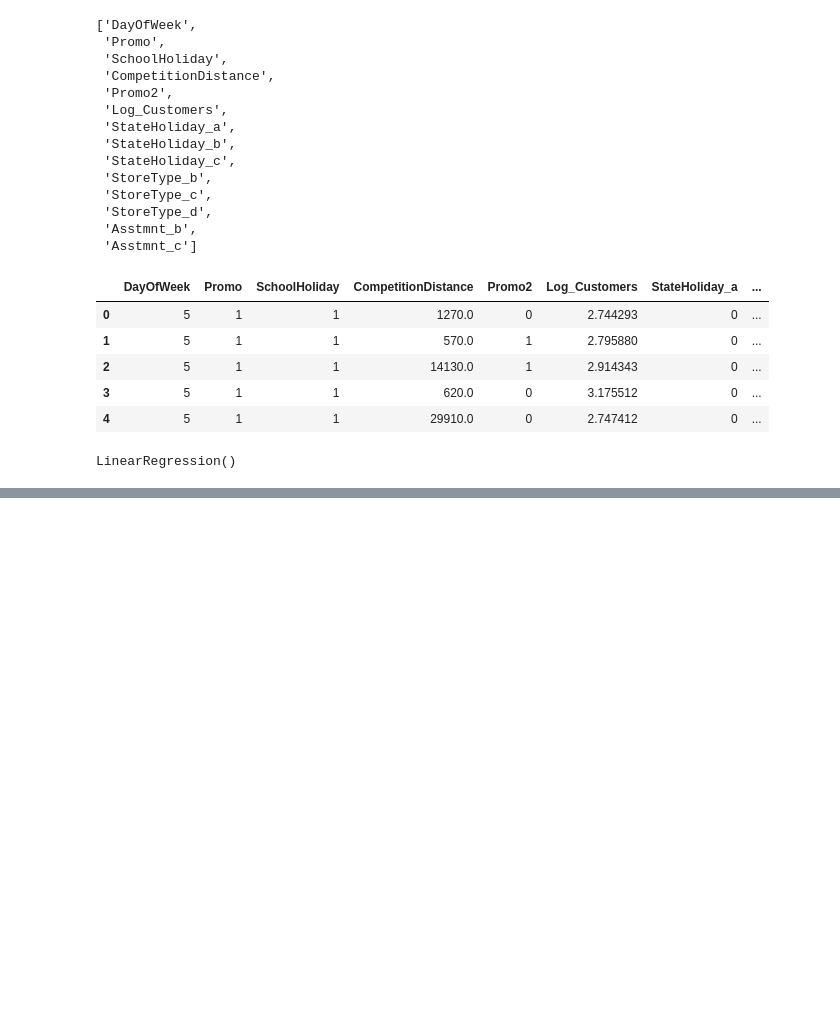
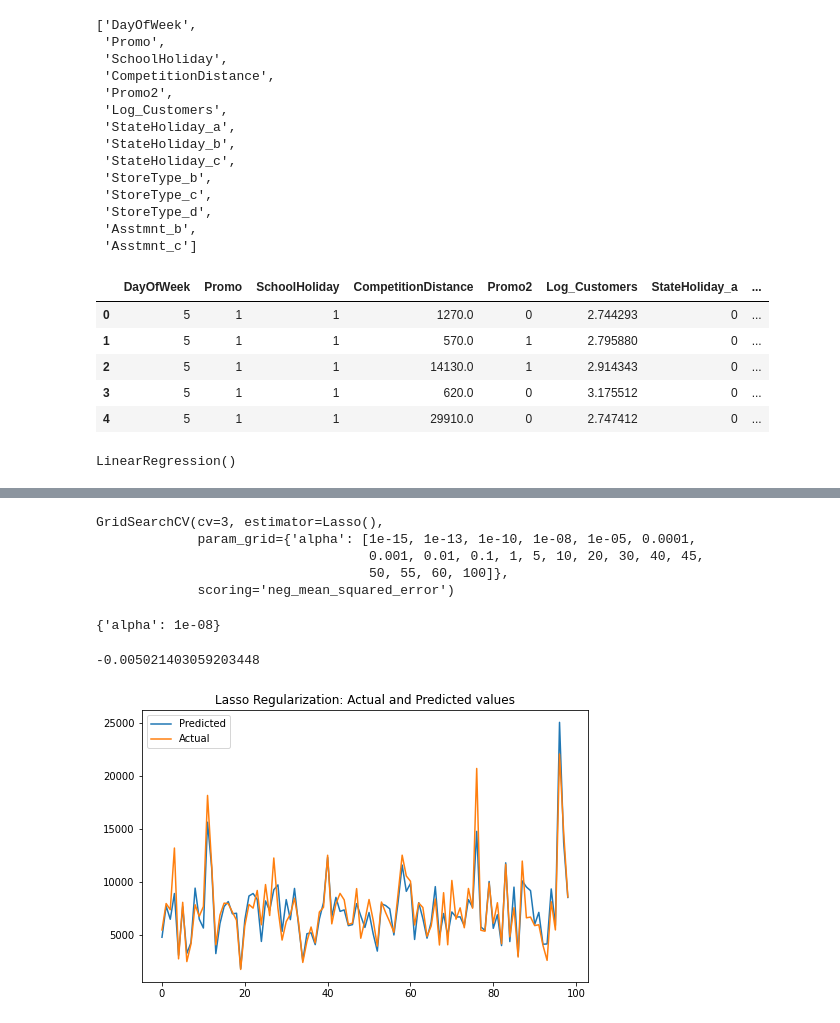
Before and after one commit to nihalhabeeb/Retail-Sales-Prediction, a Jupyter notebook: Retail_Sales_Prediction_Capstone_Project.ipynb, the cells around one changed output, grey strips where cells are left out. Cells and saved outputs as stored; diff of their text form; code cells hidden in the pictures; blank space fills up the shorter version.

```diff
--- a/Retail_Sales_Prediction_Capstone_Project.ipynb
+++ b/Retail_Sales_Prediction_Capstone_Project.ipynb
@@ -789,0 +775,37 @@ plt.show()
+# %%
+# hyperparameter tuning and cross validation
+lasso = Lasso()
+parameters = {'alpha':[1e-15,1e-13,1e-10,1e-8,1e-5,1e-4,1e-3,1e-2,1e-1,1,5,10,20,30,40,45,50,55,60,100]}
+lasso_regression = GridSearchCV(lasso, parameters, scoring = 'neg_mean_squared_error', cv = 3)
+# model fitting
+lasso_regression.fit(X_train, y_train)
+# %% [output]
+GridSearchCV(cv=3, estimator=Lasso(),
+             param_grid={'alpha': [1e-15, 1e-13, 1e-10, 1e-08, 1e-05, 0.0001,
+                                   0.001, 0.01, 0.1, 1, 5, 10, 20, 30, 40, 45,
+                                   50, 55, 60, 100]},
+             scoring='neg_mean_squared_error')
+# %%
+# the best alpha parameter
+lasso_regression.best_params_
+# %% [output]
+{'alpha': 1e-08}
+# %%
+# negative mean squared error for the model with the best parameter
+lasso_regression.best_score_
+# %% [output]
+-0.005021403059203448
+# %%
+# model prediction
+y_pred_lasso = lasso_regression.predict(X_test)
+y_train_pred_lasso = lasso_regression.predict(X_train)
+# %%
+# comparing predicted and actual values
+plt.figure(figsize=(8,5))
+plt.plot(10**(y_pred_lasso[1:100]))
+plt.plot(10**(y_test[1:100]))
+plt.legend(["Predicted","Actual"])
+plt.title("Lasso Regularization: Actual and Predicted values")
+plt.show()
+# %% [output]
+[figure, added]
```
Also changed, not shown: parts of 35 cells of this notebook.
